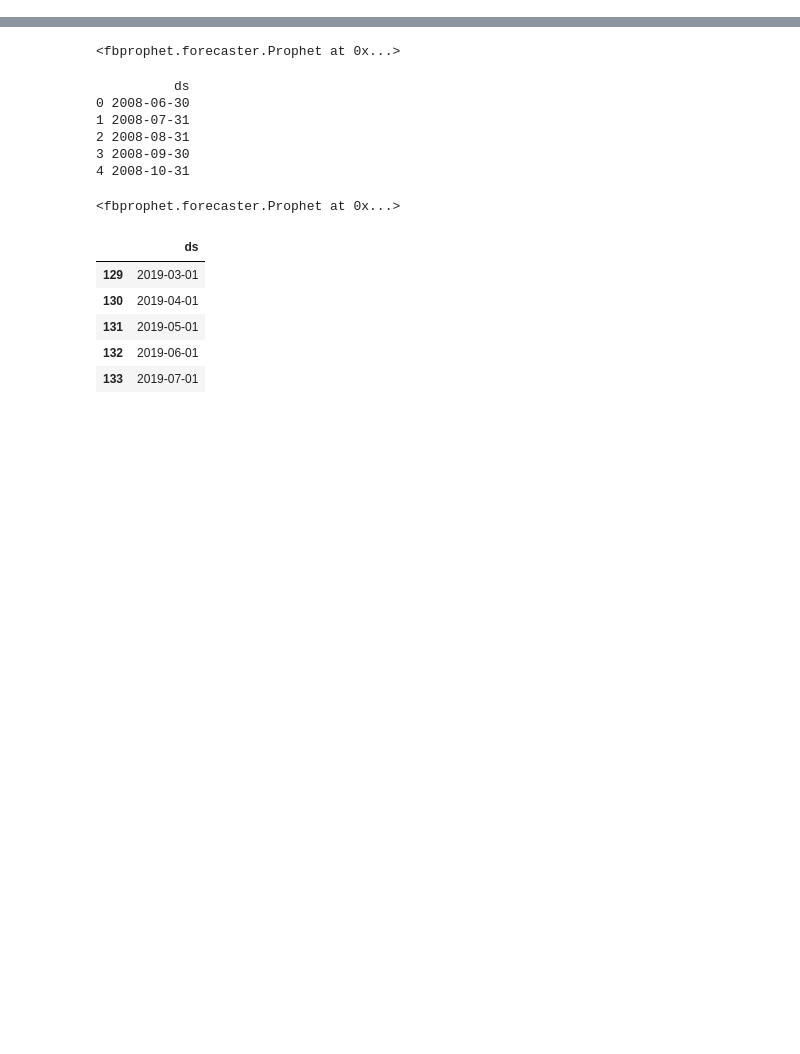
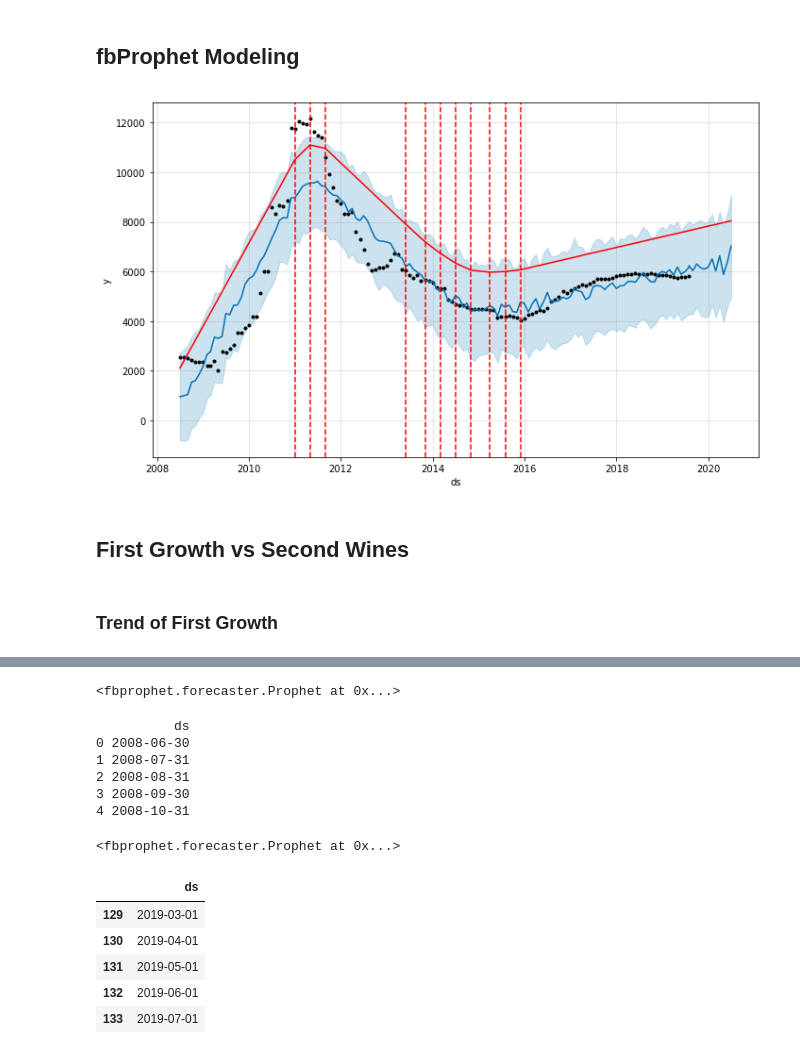
Before and after one commit to szuyuc/wine_time_series, a Jupyter notebook: Wine_fbprophet.ipynb, the cells around one changed output, grey strips where cells are left out. Saved outputs shown, nothing was run; the diff lists cells and outputs as text; code cells hidden in the pictures; blank space fills up the shorter version.

```diff
--- a/Wine_fbprophet.ipynb
+++ b/Wine_fbprophet.ipynb
@@ -29,0 +37,3 @@ for i in range(len(code_name)-1):
+# %%
+wine_avg_prices = pd.concat(cross_wine,axis=1)
+wine_avg_prices.set_axis(wine_name[:10], axis=1, inplace=True)
@@ -29,0 +49,30 @@ for i in range(len(code_name)-1):
+# %% [markdown]
+## fbProphet Modeling
+# %%
+def data_formatting(data,wine_name):
+    wine_data = wine_avg_prices[wine_name].copy()
+    wine_data = wine_data.reset_index()
+    wine_data = wine_data.rename(columns={'index':'ds',wine_name:'y'})
+    return wine_data
+# %%
+def fit_model(data):
+    m = Prophet(changepoint_prior_scale= 0.1,interval_width=0.95,weekly_seasonality=True,daily_seasonality=True)
+    m.fit(data)
+    future = m.make_future_dataframe(periods=12,freq='MS')
+    forecast = m.predict(future)
+    m.plot(forecast)
+    return m,forecast
+    '''
+    from fbprophet.plot import add_changepoints_to_plot
+    fig = m.plot(forecast)
+    a = add_changepoints_to_plot(fig.gca(), m, forecast)
+    '''
+# %%
+# for a specific wine
+prophet_0 = data_formatting(wine_avg_prices ,'Lafite Rothschild')
+# %%
+fit_model(prophet_0)
+# %% [output]
+[figure, added]
+# %% [markdown]
+## First Growth vs Second Wines
@@ -29,0 +85,2 @@ for i in range(len(code_name)-1):
+# %% [markdown]
+### Trend of First Growth
```
Also changed, not shown: parts of 31 cells of this notebook.
